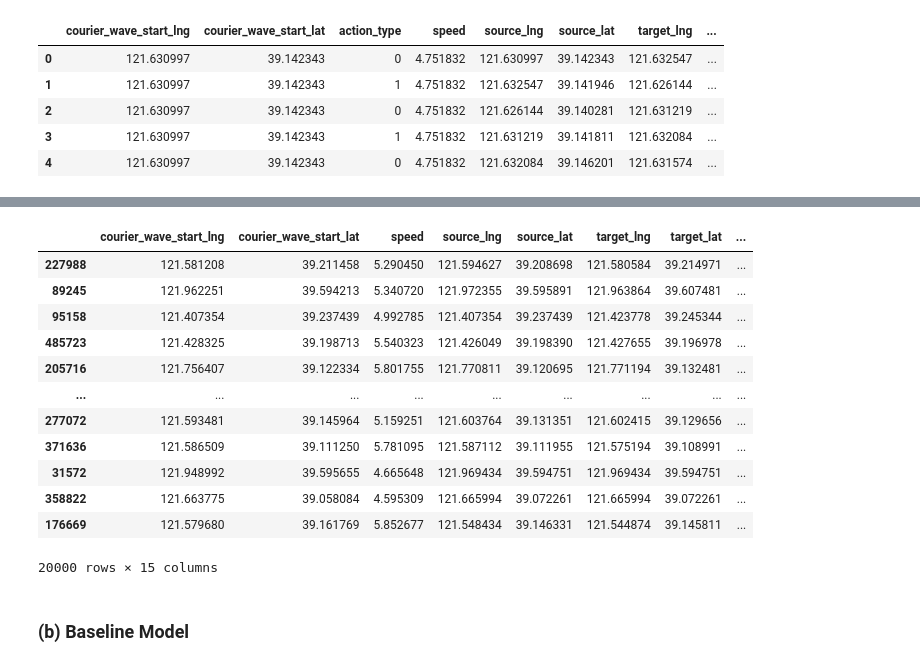
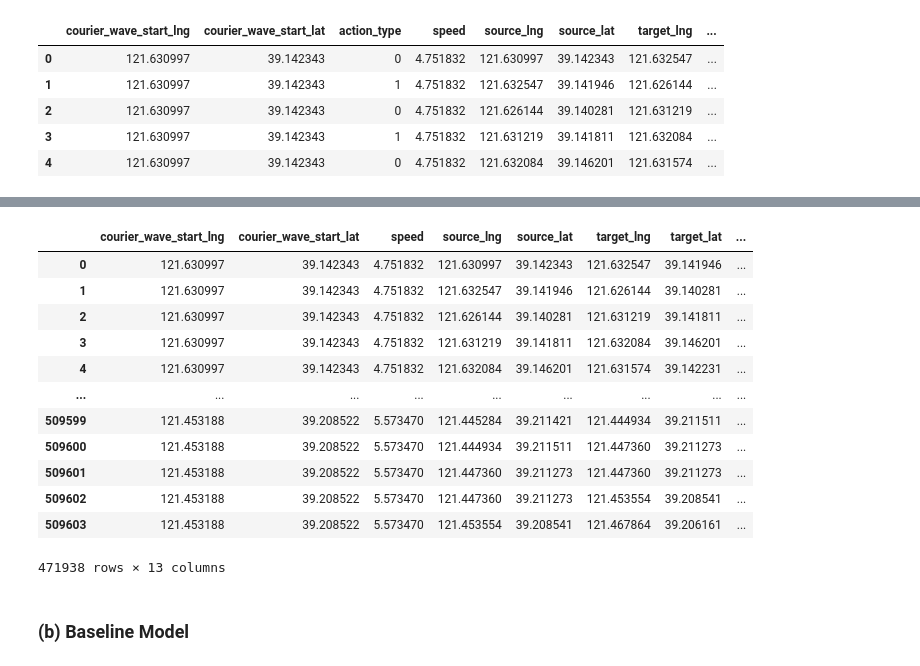
Before and after one commit to Zora-10/Machine-Learning-Individual-Project, a Jupyter notebook: Project1/solution/solution.ipynb, the cells around one changed output, grey strips where cells are left out. Drawn from its saved outputs; the diff is of its cells as text; code cells hidden in the pictures.

```diff
--- a/Project1/solution/solution.ipynb
+++ b/Project1/solution/solution.ipynb
@@ -207,8 +213,7 @@ Index(['courier_wave_start_lng', 'courier_wave_start_lat', 'action_type',
       dtype='object')
 # %%
 # convert categorical to numeric (binary encoding)
-df_dropped["action_type"] = df_dropped["action_type"].map({"PICKUP": 0, "DELIVERY": 1})
-
+df_train_dropped["action_type"] = df_train_dropped["action_type"].map({"PICKUP": 0, "DELIVERY": 1})
 
 # remove outliers
 def remove_outliers_iqr(df, col):
@@ -221,12 +226,13 @@ def remove_outliers_iqr(df, col):
 
 # grid_distance and urgency are extremely skewed, they have outliers
 for col in ["grid_distance", "urgency"]:
-    df_dropped = remove_outliers_iqr(df_dropped, col)
+    df_train_dropped = remove_outliers_iqr(df_train_dropped, col)
 
 # convert weather_grade and source_type to dummies
-df_full = pd.get_dummies(df_dropped, columns=["weather_grade", "source_type"], drop_first=True)
+df_train_dropped = pd.get_dummies(df_train_dropped, columns=["weather_grade"], drop_first=True)
+df_test_dropped = pd.get_dummies(df_test_dropped, columns=["weather_grade"], drop_first=True)
 
-df_full.head()
+df_train_dropped.head()
 # %% [output]
 |  | courier_wave_start_lng | courier_wave_start_lat | action_type | speed | source_lng | source_lat | target_lng | ... |
 | 0 | 121.630997 | 39.142343 | 0 | 4.751832 | 121.630997 | 39.142343 | 121.632547 | ... |
@@ -256,24 +243,22 @@ df_down_sampled
 # %%
-# X = df_full.drop(columns=["action_type", "expected_use_time"])
-# y_class = df_full["action_type"]
-# y_reg = df_full["expected_use_time"]
+X_train = df_train_dropped.drop(columns=["action_type", "expected_use_time"])
+X_test = df_test_dropped.copy()
 
-X = df_down_sampled.drop(columns=["action_type", "expected_use_time"])
-y_class = df_down_sampled["action_type"]
-y_reg = df_down_sampled["expected_use_time"]
+y_class_train = df_train_dropped["action_type"]
+y_reg_train = df_train_dropped["expected_use_time"]
 
-X
+X_train
 # %% [output]
 |  | courier_wave_start_lng | courier_wave_start_lat | speed | source_lng | source_lat | target_lng | target_lat | ... |
-| 227988 | 121.581208 | 39.211458 | 5.290450 | 121.594627 | 39.208698 | 121.580584 | 39.214971 | ... |
-| 89245 | 121.962251 | 39.594213 | 5.340720 | 121.972355 | 39.595891 | 121.963864 | 39.607481 | ... |
-| 95158 | 121.407354 | 39.237439 | 4.992785 | 121.407354 | 39.237439 | 121.423778 | 39.245344 | ... |
-| 485723 | 121.428325 | 39.198713 | 5.540323 | 121.426049 | 39.198390 | 121.427655 | 39.196978 | ... |
-| 205716 | 121.756407 | 39.122334 | 5.801755 | 121.770811 | 39.120695 | 121.771194 | 39.132481 | ... |
+| 0 | 121.630997 | 39.142343 | 4.751832 | 121.630997 | 39.142343 | 121.632547 | 39.141946 | ... |
+| 1 | 121.630997 | 39.142343 | 4.751832 | 121.632547 | 39.141946 | 121.626144 | 39.140281 | ... |
+| 2 | 121.630997 | 39.142343 | 4.751832 | 121.626144 | 39.140281 | 121.631219 | 39.141811 | ... |
+| 3 | 121.630997 | 39.142343 | 4.751832 | 121.631219 | 39.141811 | 121.632084 | 39.146201 | ... |
+| 4 | 121.630997 | 39.142343 | 4.751832 | 121.632084 | 39.146201 | 121.631574 | 39.142231 | ... |
 | ... | ... | ... | ... | ... | ... | ... | ... | ... |
-| 277072 | 121.593481 | 39.145964 | 5.159251 | 121.603764 | 39.131351 | 121.602415 | 39.129656 | ... |
-| 371636 | 121.586509 | 39.111250 | 5.781095 | 121.587112 | 39.111955 | 121.575194 | 39.108991 | ... |
-| 31572 | 121.948992 | 39.595655 | 4.665648 | 121.969434 | 39.594751 | 121.969434 | 39.594751 | ... |
-| 358822 | 121.663775 | 39.058084 | 4.595309 | 121.665994 | 39.072261 | 121.665994 | 39.072261 | ... |
-| 176669 | 121.579680 | 39.161769 | 5.852677 | 121.548434 | 39.146331 | 121.544874 | 39.145811 | ... |
+| 509599 | 121.453188 | 39.208522 | 5.573470 | 121.445284 | 39.211421 | 121.444934 | 39.211511 | ... |
+| 509600 | 121.453188 | 39.208522 | 5.573470 | 121.444934 | 39.211511 | 121.447360 | 39.211273 | ... |
+| 509601 | 121.453188 | 39.208522 | 5.573470 | 121.447360 | 39.211273 | 121.447360 | 39.211273 | ... |
+| 509602 | 121.453188 | 39.208522 | 5.573470 | 121.447360 | 39.211273 | 121.453554 | 39.208541 | ... |
+| 509603 | 121.453188 | 39.208522 | 5.573470 | 121.453554 | 39.208541 | 121.467864 | 39.206161 | ... |
-20000 rows × 15 columns
+471938 rows × 13 columns
```
Also changed, not shown: parts of 52 cells of this notebook, 2 other files.
